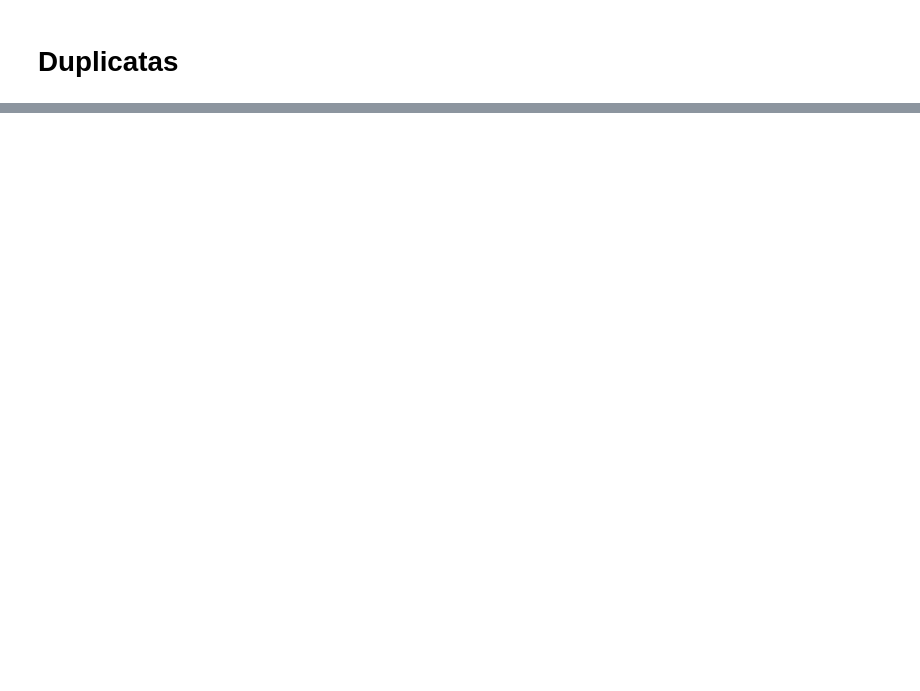
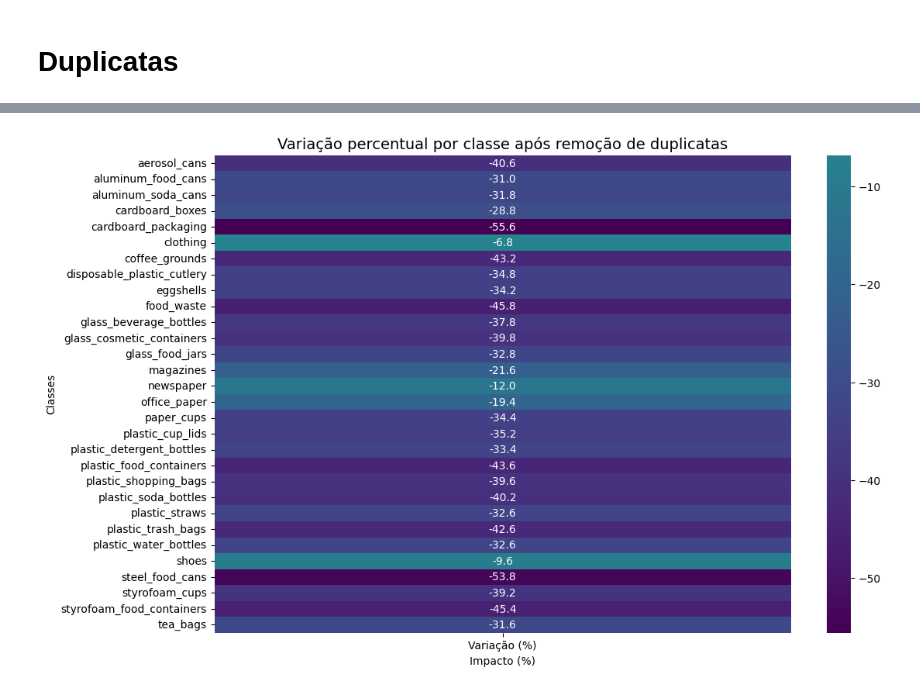
Before and after one commit to anysabele/Projeto-Bootcamp-ML-Avanti-2026.1, a Jupyter notebook: Equipe_2ipynb.ipynb, the cells around one changed output, grey strips where cells are left out. Saved outputs shown, nothing was run; the diff lists cells and outputs as text; code cells hidden in the pictures; blank space fills up the shorter version.

```diff
--- a/Equipe_2ipynb.ipynb
+++ b/Equipe_2ipynb.ipynb
@@ -275,0 +431,24 @@ plt.show()
+# %%
+import seaborn as sns
+
+# Contagem antes e depois
+before = df['label'].value_counts()
+after = df_clean['label'].value_counts()
+
+# Calcula variação percentual comparando antes e depois da
+variation = ((after - before) / before * 100).fillna(0)
+
+# Cria DataFrame para heatmap
+variation_df = variation.reset_index()
+variation_df.columns = ['Classe', 'Variação (%)']
+
+plt.figure(figsize=(12, 8))
+sns.heatmap(variation_df.pivot_table(values='Variação (%)', index='Classe'),
+            annot=True, cmap="viridis", center=0, fmt=".1f")
+
+plt.title("Variação percentual por classe após remoção de duplicatas", fontsize=14)
+plt.ylabel("Classes")
+plt.xlabel("Impacto (%)")
+plt.show()
+# %% [output]
+[figure, added]
```
Also changed, not shown: parts of 23 cells of this notebook.
